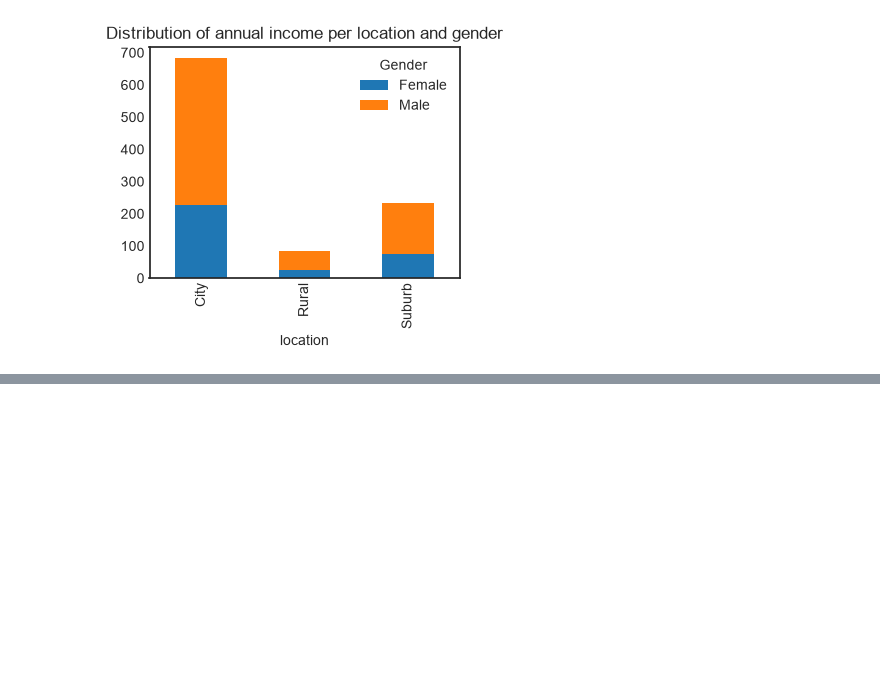
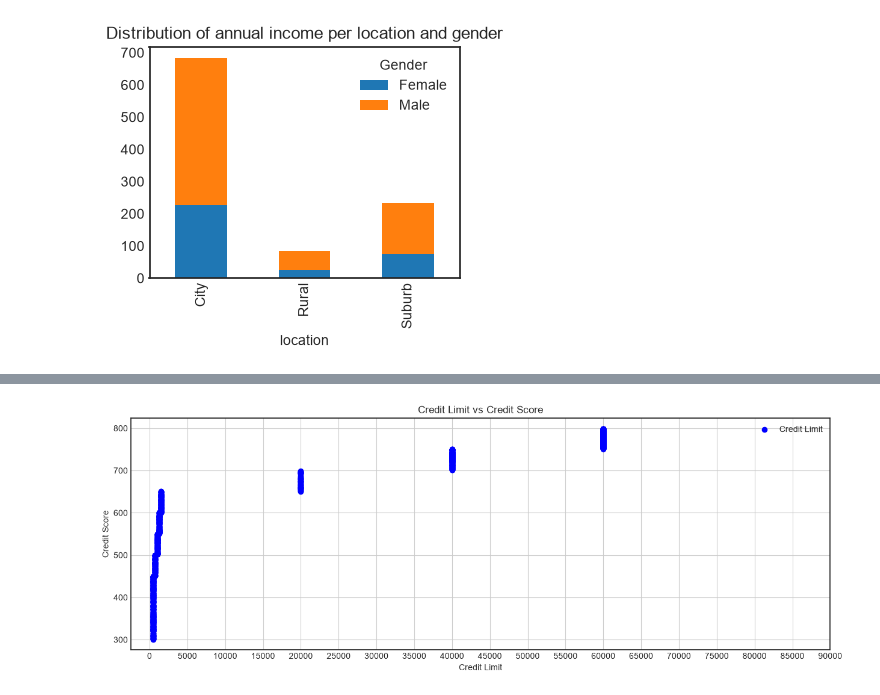
Before and after one commit to vaibhavavhad264/data_science, a Jupyter notebook: Bank Project/some pre analysis.ipynb, the cells around one changed output, grey strips where cells are left out. Drawn from its saved outputs; the diff is of its cells as text; code cells hidden in the pictures; blank space fills up the shorter version.

Commit message:
Fill the NaN value, remove the outliers and cleaned all the data for Credit Score Table

```diff
--- a/Bank Project/some pre analysis.ipynb
+++ b/Bank Project/some pre analysis.ipynb
@@ -623,0 +643,3 @@ plt.show()
+# %%
+df_cs_clean_1 = df_cs.drop_duplicates(subset=['cust_id'], keep='last')
+df_cs_clean_1.shape
@@ -623,0 +692,14 @@ plt.show()
+# %%
+
+plt.figure(figsize=(15, 5))
+plt.scatter(df_cs_clean_1.credit_limit, df_cs_clean_1.credit_score, c = 'blue', marker = 'o', label = 'Credit Limit')
+plt.title('Credit Limit vs Credit Score')
+plt.xlabel('Credit Limit')
+plt.ylabel('Credit Score')
+
+plt.xticks(range(0, 90001, 5000))
+plt.grid(True)
+plt.legend()
+plt.show()
+# %% [output]
+[figure, added]
```
Also changed, not shown: parts of 33 cells of this notebook.
